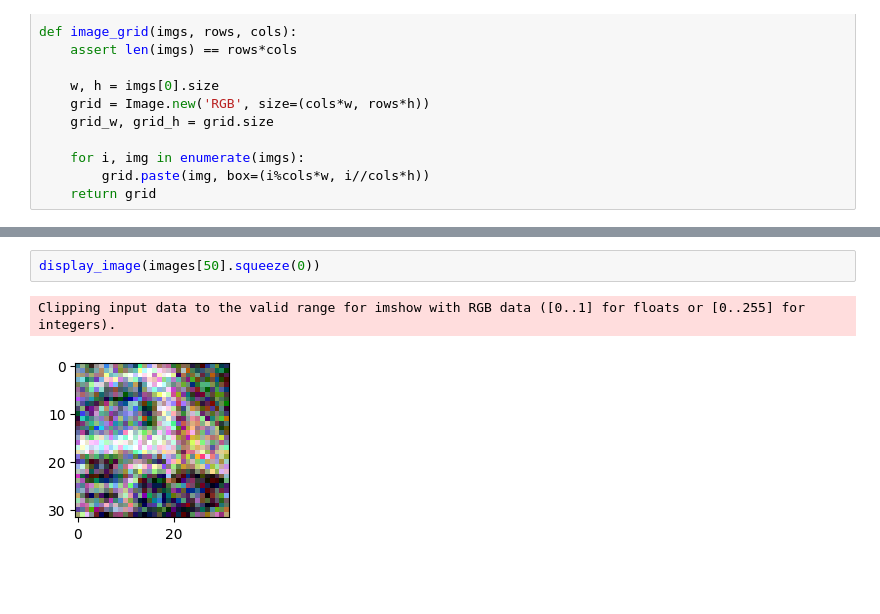
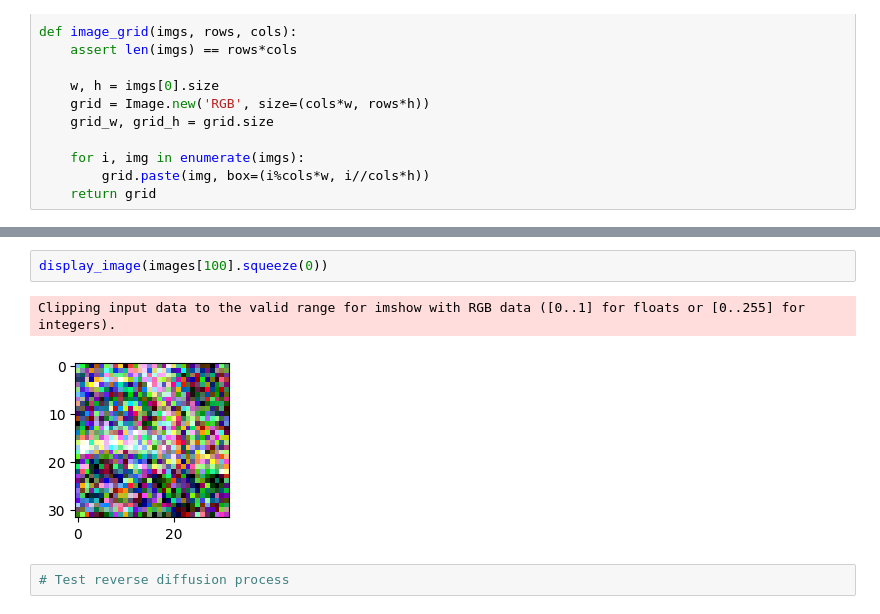
Before and after one commit to ericflip/ddpm, a Jupyter notebook: ddpm/diffusion.ipynb, the cells around one changed output, grey strips where cells are left out. Saved outputs shown, nothing was run; the diff lists cells and outputs as text; blank space fills up the shorter version.

```diff
--- a/ddpm/diffusion.ipynb
+++ b/ddpm/diffusion.ipynb
@@ -85,5 +88,7 @@ image_grid(images[:10], rows=1, cols=10)
 # %%
-display_image(images[50].squeeze(0))
+display_image(images[100].squeeze(0))
 # %% [output]
 Clipping input data to the valid range for imshow with RGB data ([0..1] for floats or [0..255] for integers).
-[figure, old version]
+[figure, new version]
+# %%
+# Test reverse diffusion process
```
Also changed, not shown: parts of 2 cells of this notebook, 4 other files.
